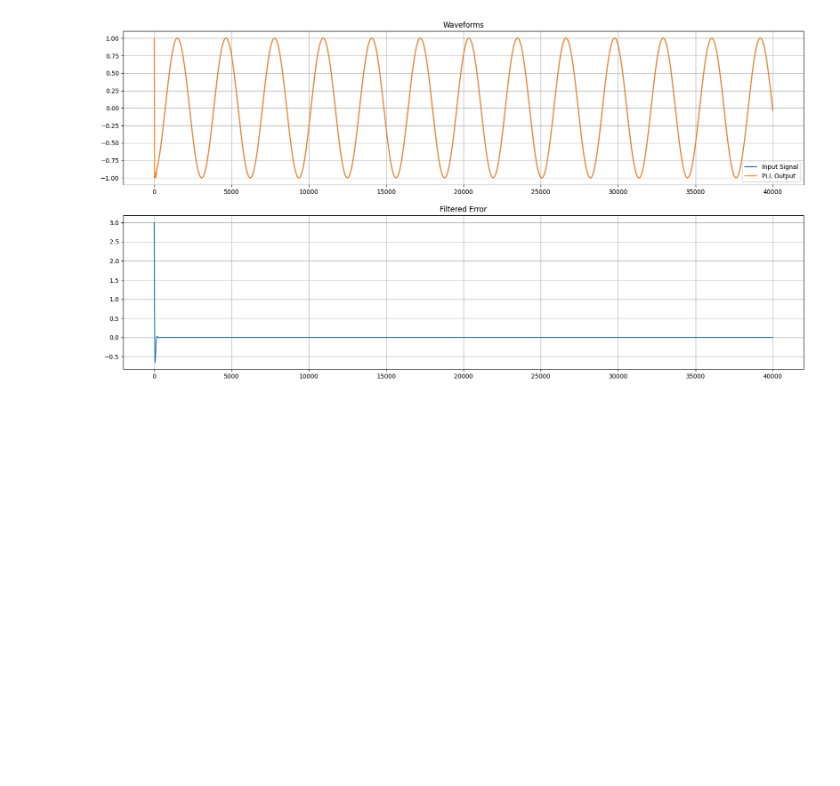
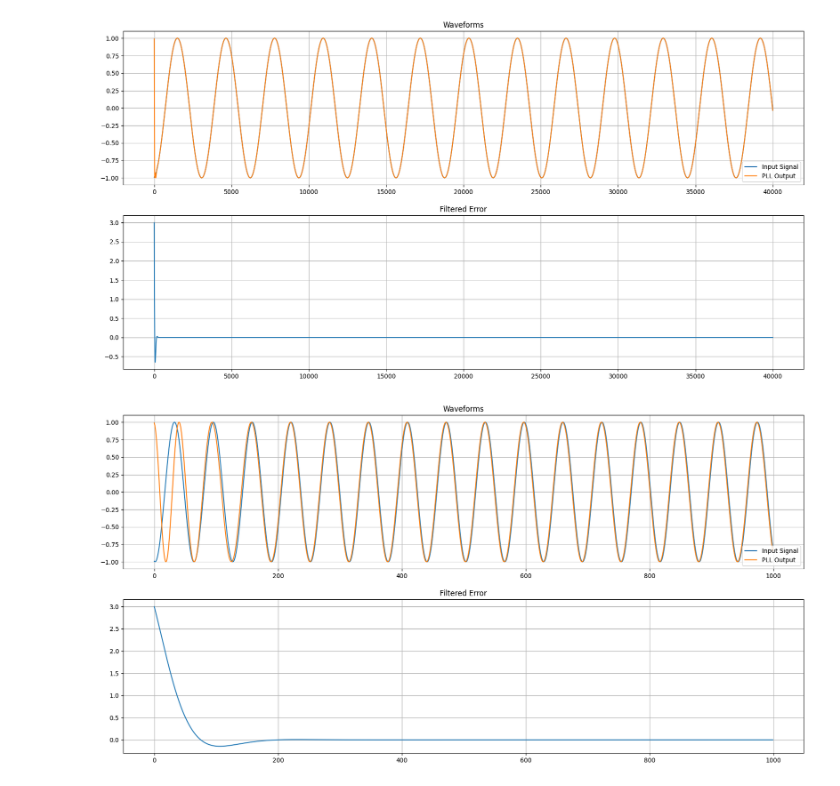
Before and after one commit to stevester94/notebooks, a Jupyter notebook: phase-locked-loop/PLL_Liquid.ipynb, the cells around one changed output. Drawn from its saved outputs; the diff is of its cells as text; code cells hidden in the pictures; blank space fills up the shorter version.

Commit message:
Liquid just fuckin works

```diff
--- a/phase-locked-loop/PLL_Liquid.ipynb
+++ b/phase-locked-loop/PLL_Liquid.ipynb
@@ -79,3 +79,84 @@ ax2.set_title('Filtered Error')
 plt.show()
 # %% [output]
 [figure]
+# %%
+# https://liquidsdr.org/blog/pll-simple-howto/
+
+import matplotlib.pyplot as plt
+import numpy as np
+
+class PhaseLockedLoop:
+    def __init__( self, fs ) -> None:
+        self.alpha = 0.05
+        self.beta  = 0.5*self.alpha*self.alpha;
+
+        self.phase_out     = 0.0
+        self.frequency_out = 0.0
+
+        self.fs = fs
+        self.last_out = np.exp(0j)
+
+    def proc( self, in_, ):
+        out = np.exp(1.0j * self.phase_out )
+
+        phase_error = np.angle( in_ * np.conj(out) )
+
+
+        self.phase_out += self.alpha * phase_error
+        self.frequency_out += self.beta * phase_error
+
+        self.phase_out += self.frequency_out
+        if self.phase_out > 2*np.pi:
+            self.phase_out -= 2*np.pi
+
+        return np.exp(1.0j * self.phase_out), phase_error
+
+fs = 10000
+duration_secs = 0.1
+t = np.linspace(0,duration_secs, int(duration_secs*fs))
+
+in_A      = 1
+in_f_Hz   = 1000
+# in_phi    = np.random.normal(0, 0.0, size=len(t)) + np.pi
+in_phi    = 3
+in_sig    = in_A * np.exp( (in_f_Hz * t + in_phi)*1.0j )
+# in_sig    += np.random.normal(0, 0.0, size=len(t)) # AWGN
+
+e_D = [] #phase-error output
+cos_out = []
+
+
+
+pll = PhaseLockedLoop( fs )
+for n in range(len(in_sig)):
+    out_sig, _e_D = pll.proc( in_sig[n] )
+
+    cos_out.append( out_sig )
+    e_D.append( _e_D )
+
+cos_out = np.array( cos_out )
+
+
+# Create a Figure
+fig = plt.figure()
+fig.set_figheight(10)
+fig.set_figwidth(20)
+
+# Set up Axes
+ax1 = fig.add_subplot(211)
+ax1.plot(in_sig.real, label='Input Signal')
+ax1.plot(cos_out.real, label='PLL Output')
+plt.grid()
+plt.legend()
+ax1.set_title('Waveforms')
+
+# Show the plot
+#plt.show()
+
+ax2 = fig.add_subplot(212)
+ax2.plot( e_D )
+plt.grid()
+ax2.set_title('Filtered Error')
+plt.show()
+# %% [output]
+[figure, added]
```
